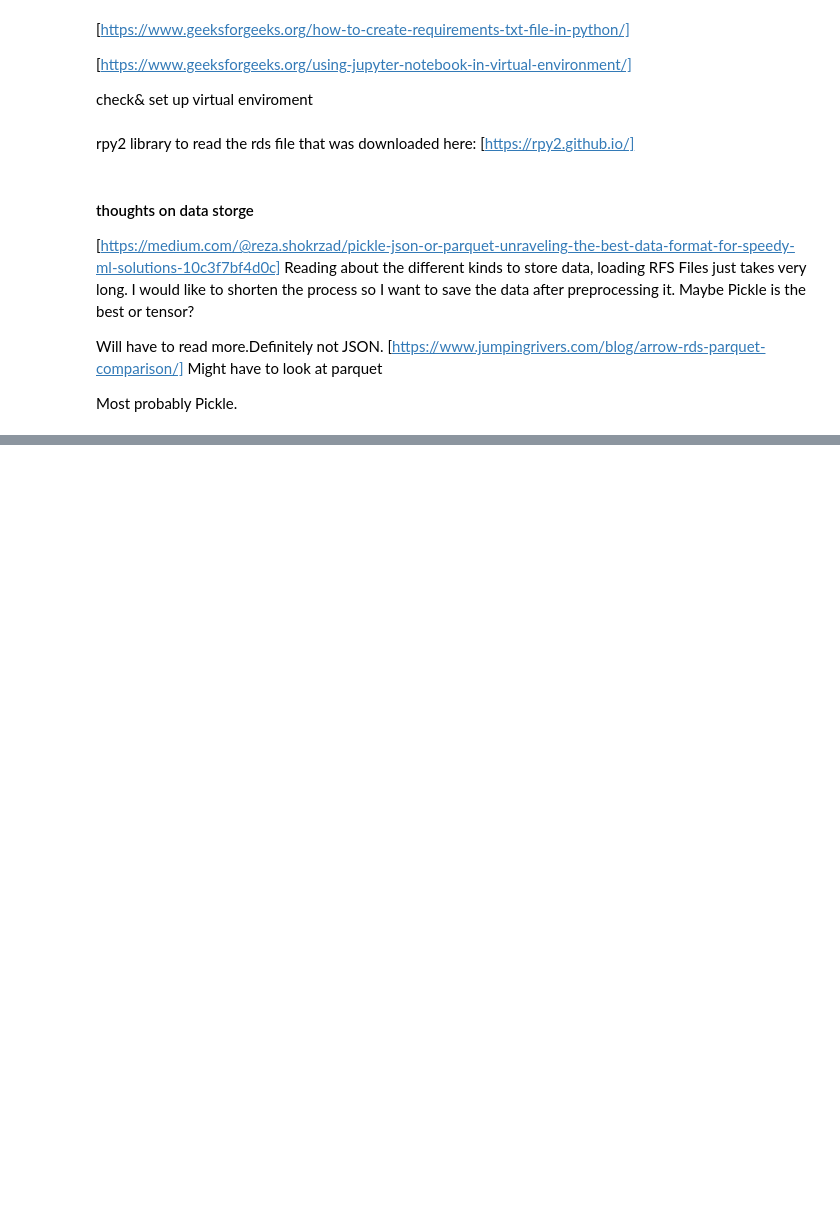
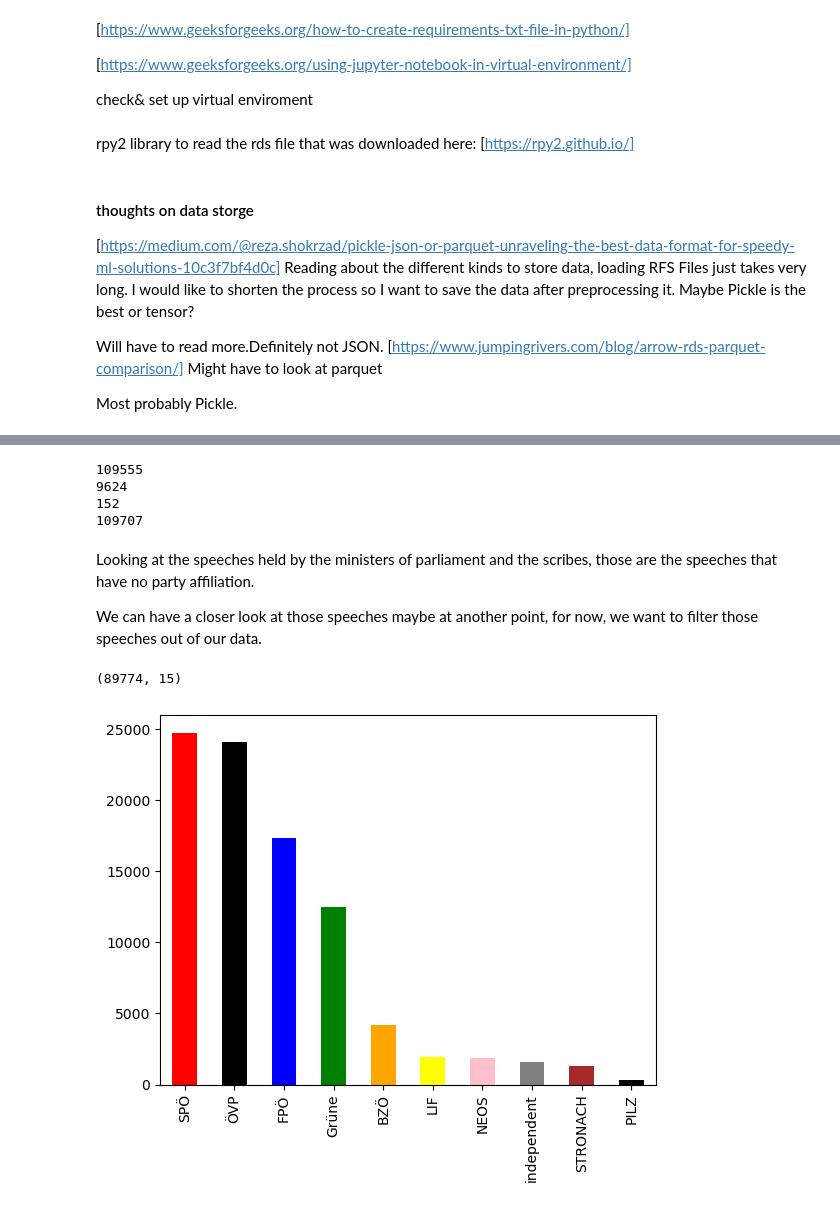
Before and after one commit to Sarah1108/ma_thesis, a Jupyter notebook: 1_read_data.ipynb, the cells around one changed output, grey strips where cells are left out. Saved outputs shown, nothing was run; the diff lists cells and outputs as text; code cells hidden in the pictures; blank space fills up the shorter version.

Commit message:
data exploration

```diff
--- a/1_read_data.ipynb
+++ b/1_read_data.ipynb
@@ -57,0 +124,38 @@ Most probably Pickle.
+# %%
+#check how many speeches are held by the president of parliament
+search = "präsident"
+df['count_president']= df["speaker"].str.count(search, re.I)
+print(df['count_speaker'].sum())
+
+search_2 = "bundesminister"
+df['count_minister']= df["speaker"].str.count(search_2, re.I)
+print(df['count_minister'].sum())
+
+search_3 = "schriftführer"
+df['count_scribe'] = df["speaker"].str.count(search_3, re.I)
+print(df['count_scribe'].sum())
+
+print(df['count_scribe'].sum()+ df['count_speaker'].sum())
+# %% [output]
+109555
+9624
+152
+109707
+# %% [markdown]
+Looking at the speeches held by the ministers of parliament and the scribes, those are the speeches that have no party affiliation.
+
+We can have a closer look at those speeches maybe at another point, for now, we want to filter those speeches out of our data.
+# %%
+df = df[df['count_president']<1]
+df = df[df['count_scribe']<1]
+# number of actual speeches to be used
+print(df.shape)
+# %% [output]
+(89774, 15)
+# %%
+#visualise parties/speech distribution
+df['party'].value_counts().plot(kind='bar',color=['red','black','blue','green','orange','yellow','pink','grey','brown','black'])
+#print(df['party'].value_counts())
+plt.show()
+# %% [output]
+[figure, added]
```
Also changed, not shown: parts of 13 cells of this notebook.
